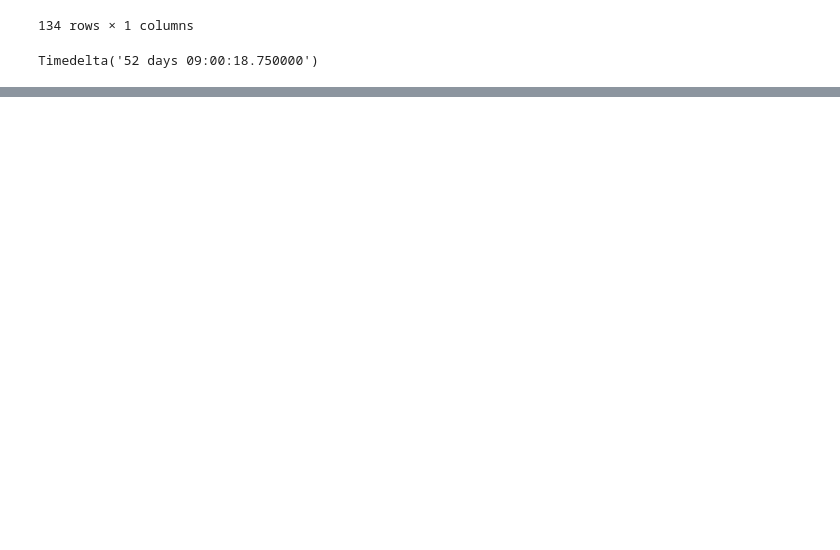
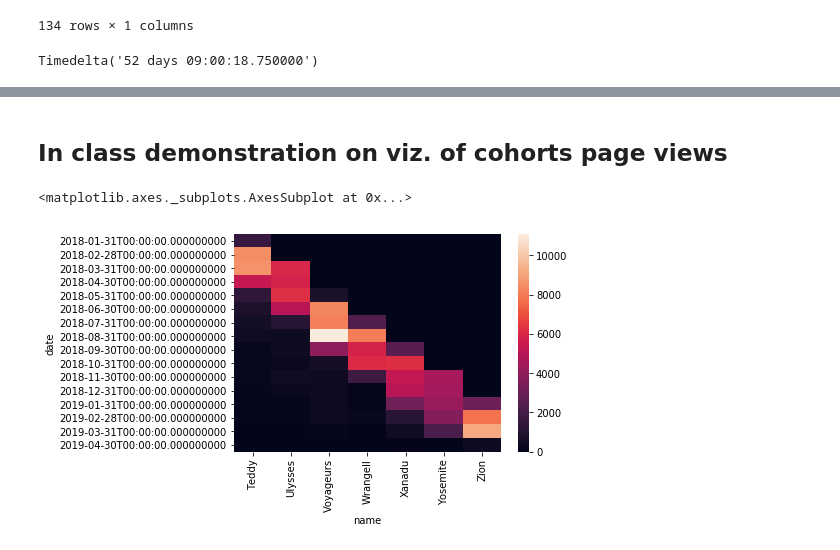
Before and after one commit to jessejinnaruiz/ds-methodologies-exercises, a Jupyter notebook: anomaly/anomaly_detection.ipynb, the cells around one changed output, grey strips where cells are left out. Cells and saved outputs as stored; diff of their text form; code cells hidden in the pictures; blank space fills up the shorter version.

```diff
--- a/anomaly/anomaly_detection.ipynb
+++ b/anomaly/anomaly_detection.ipynb
@@ -1586,0 +1614,2 @@ yhat = pd.DataFrame(dict(actual=test))
+# %%
+new_df['date'] = new_df.index.date
@@ -1586,0 +1669,2 @@ yhat = pd.DataFrame(dict(actual=test))
+# %%
+pageviews = pd.crosstab(new_df.date, new_df.name)
@@ -1586,0 +1691,2 @@ yhat = pd.DataFrame(dict(actual=test))
+# %%
+pageviews.index = pd.to_datetime(pageviews.index)
@@ -1586,0 +1769,9 @@ yhat = pd.DataFrame(dict(actual=test))
+# %% [markdown]
+## In class demonstration on viz. of cohorts page views
+# %%
+pageviews_by_month = pageviews.resample('M').sum().loc[:, 'Teddy':]
+# %%
+sns.heatmap(pageviews_by_month)
+# %% [output]
+<matplotlib.axes._subplots.AxesSubplot at 0x...>
+[figure, added]
```
Also changed, not shown: parts of 153 cells of this notebook.
